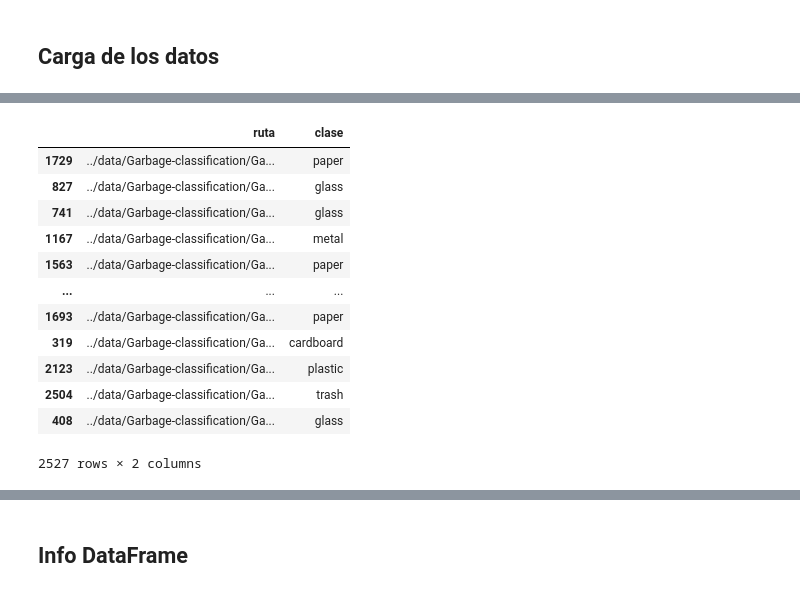
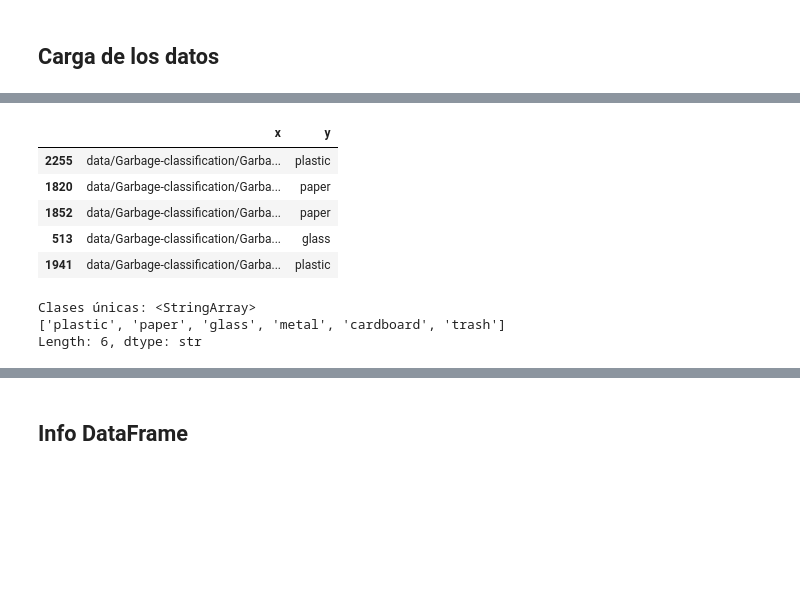
Before and after one commit to juango9/garbage-classification, a Jupyter notebook: notebooks/EDA.ipynb, the cells around one changed output, grey strips where cells are left out. Drawn from its saved outputs; the diff is of its cells as text; code cells hidden in the pictures; blank space fills up the shorter version.

```diff
--- a/notebooks/EDA.ipynb
+++ b/notebooks/EDA.ipynb
@@ -11,26 +16,18 @@ from PIL import Image
 # %%
-root='../data/Garbage-classification/Garbage-classification/'
-data={}
-for i in os.listdir(root):
-    for j in os.walk(root+i):
-        for k in j[2]:
-            data[root+i+'/'+k]=i
+root = 'data/Garbage-classification/Garbage-classification/'
+df = cargar_datos(root)
+df.head()
+# %% [output]
+|  | x | y |
+| 2255 | data/Garbage-classification/Garba... | plastic |
+| 1820 | data/Garbage-classification/Garba... | paper |
+| 1852 | data/Garbage-classification/Garba... | paper |
+| 513 | data/Garbage-classification/Garba... | glass |
+| 1941 | data/Garbage-classification/Garba... | plastic |
 # %%
-df=pd.DataFrame(data.items(),columns=['X','y'])
-df=df.sample(frac=1) #Mexclar el dataframe
-df
+print('Clases únicas:', df['y'].unique())
 # %% [output]
-|  | ruta | clase |
-| 1729 | ../data/Garbage-classification/Ga... | paper |
-| 827 | ../data/Garbage-classification/Ga... | glass |
-| 741 | ../data/Garbage-classification/Ga... | glass |
-| 1167 | ../data/Garbage-classification/Ga... | metal |
-| 1563 | ../data/Garbage-classification/Ga... | paper |
-| ... | ... | ... |
-| 1693 | ../data/Garbage-classification/Ga... | paper |
-| 319 | ../data/Garbage-classification/Ga... | cardboard |
-| 2123 | ../data/Garbage-classification/Ga... | plastic |
-| 2504 | ../data/Garbage-classification/Ga... | trash |
-| 408 | ../data/Garbage-classification/Ga... | glass |
-2527 rows × 2 columns
+Clases únicas: <StringArray>
+['plastic', 'paper', 'glass', 'metal', 'cardboard', 'trash']
+Length: 6, dtype: str
 # %% [markdown]
```
Also changed, not shown: parts of 8 cells of this notebook.
